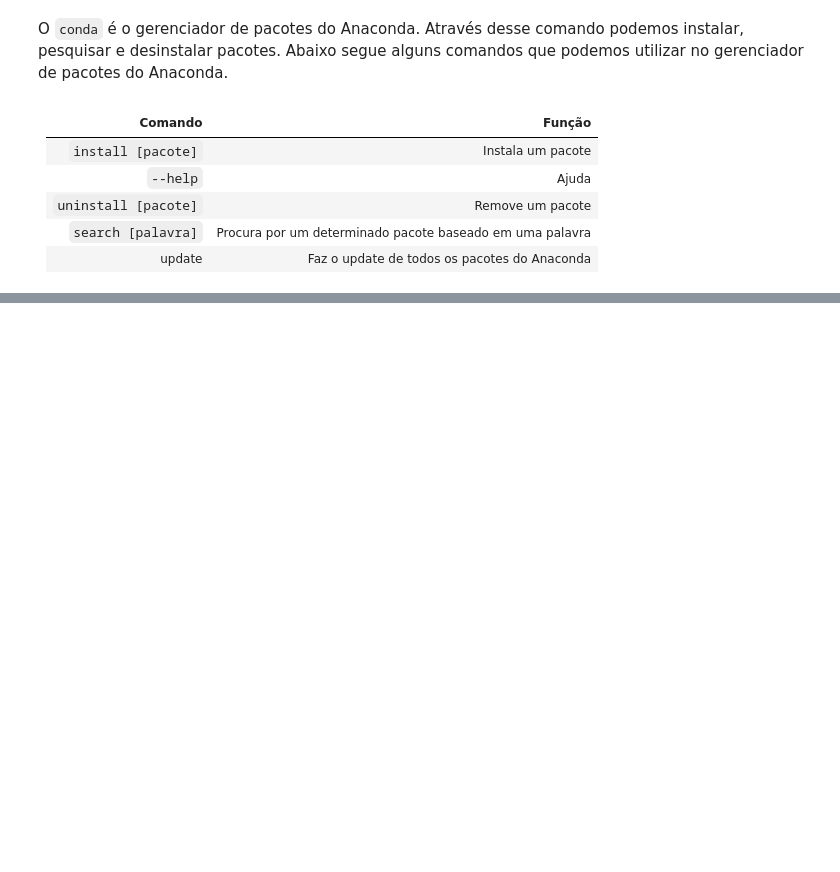
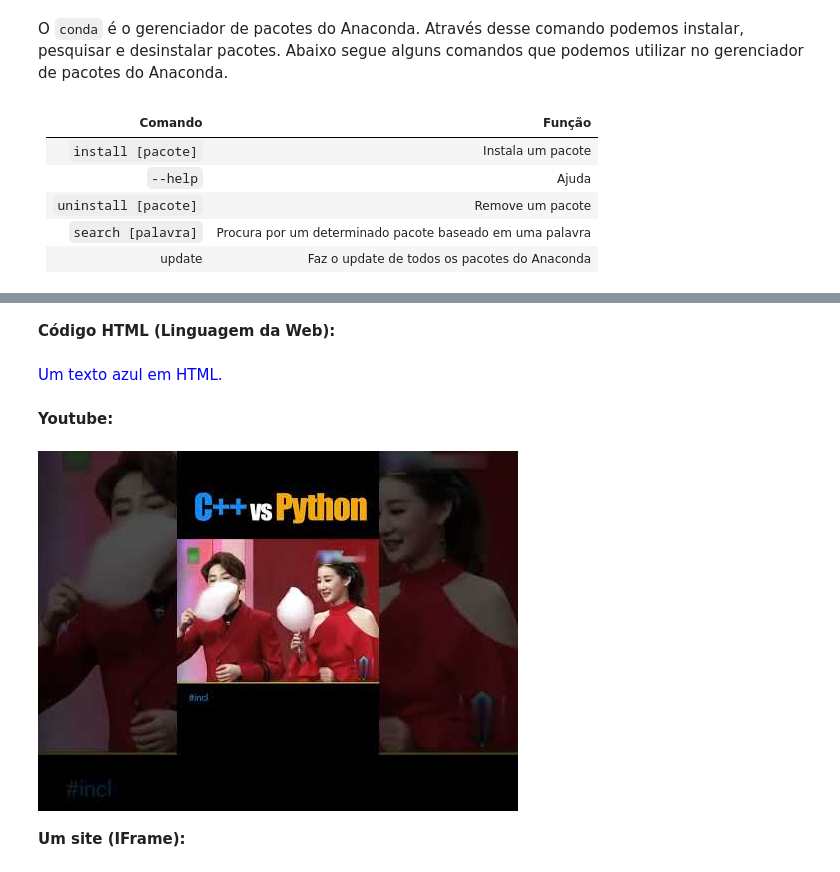
Before and after one commit to lucaslrodri/python-for-dummies, a Jupyter notebook: docs/saida-de-dados/modulos-e-pacotes.ipynb, the cells around one changed output, grey strips where cells are left out. Saved outputs shown, nothing was run; the diff lists cells and outputs as text; code cells hidden in the pictures; blank space fills up the shorter version.

```diff
--- a/docs/saida-de-dados/modulos-e-pacotes.ipynb
+++ b/docs/saida-de-dados/modulos-e-pacotes.ipynb
@@ -832,0 +433,14 @@ Pesquise na internet um pacote de Python que seja útil na sua área e faça um
+# %% [markdown]
+**Código HTML (Linguagem da Web):**
+# %%
+ipy.HTML('<p style="color:blue">Um texto azul em HTML.</p>')
+# %% [output]
+Um texto azul em HTML.
+# %% [markdown]
+**Youtube:**
+# %%
+ipy.YouTubeVideo('St9pE2bv0zQ')
+# %% [output]
+[figure, added]
+# %% [markdown]
+**Um site (IFrame):**
```
Also changed, not shown: parts of 153 cells of this notebook, 11 other files.
